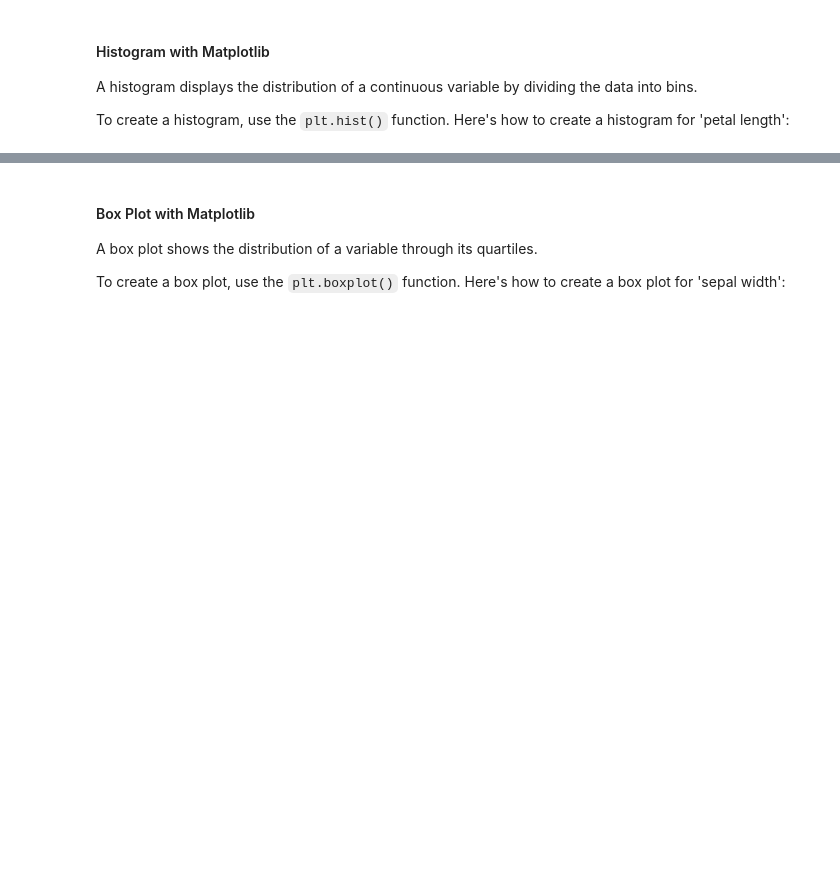
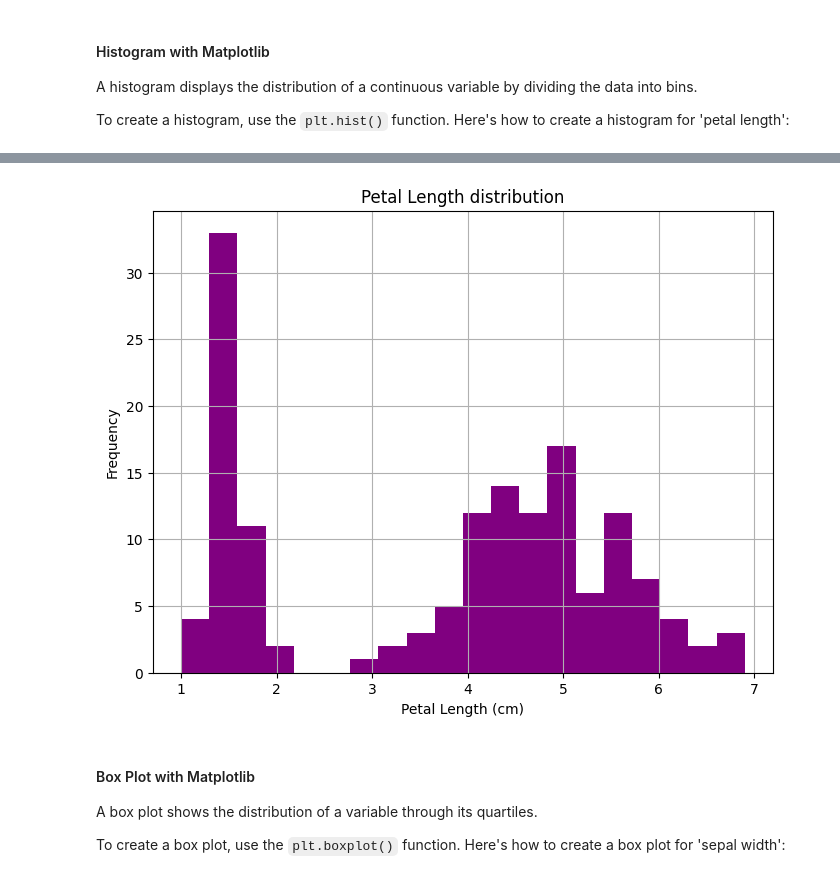
Before and after one commit to Mohsenmohebbi1993/practice, a Jupyter notebook: vizualization_student_version.ipynb, the cells around one changed output, grey strips where cells are left out. Drawn from its saved outputs; the diff is of its cells as text; code cells hidden in the pictures; blank space fills up the shorter version.

```diff
--- a/vizualization_student_version.ipynb
+++ b/vizualization_student_version.ipynb
@@ -72,3 +88,13 @@ To create a histogram, use the `plt.hist()` function. Here's how to create a his
+# %%
+plt.figure(figsize=(8,6))
+plt.hist(iris_df['petal length (cm)'], bins=20, color='purple')
+plt.title ('Petal Length distribution')
+plt.ylabel('Frequency')
+plt.xlabel('Petal Length (cm)')
+plt.grid(True)
+plt.show()
+# %% [output]
+[figure, added]
 # %% [markdown]
 #### Box Plot with Matplotlib
 
```
Also changed, not shown: parts of 6 cells of this notebook.
